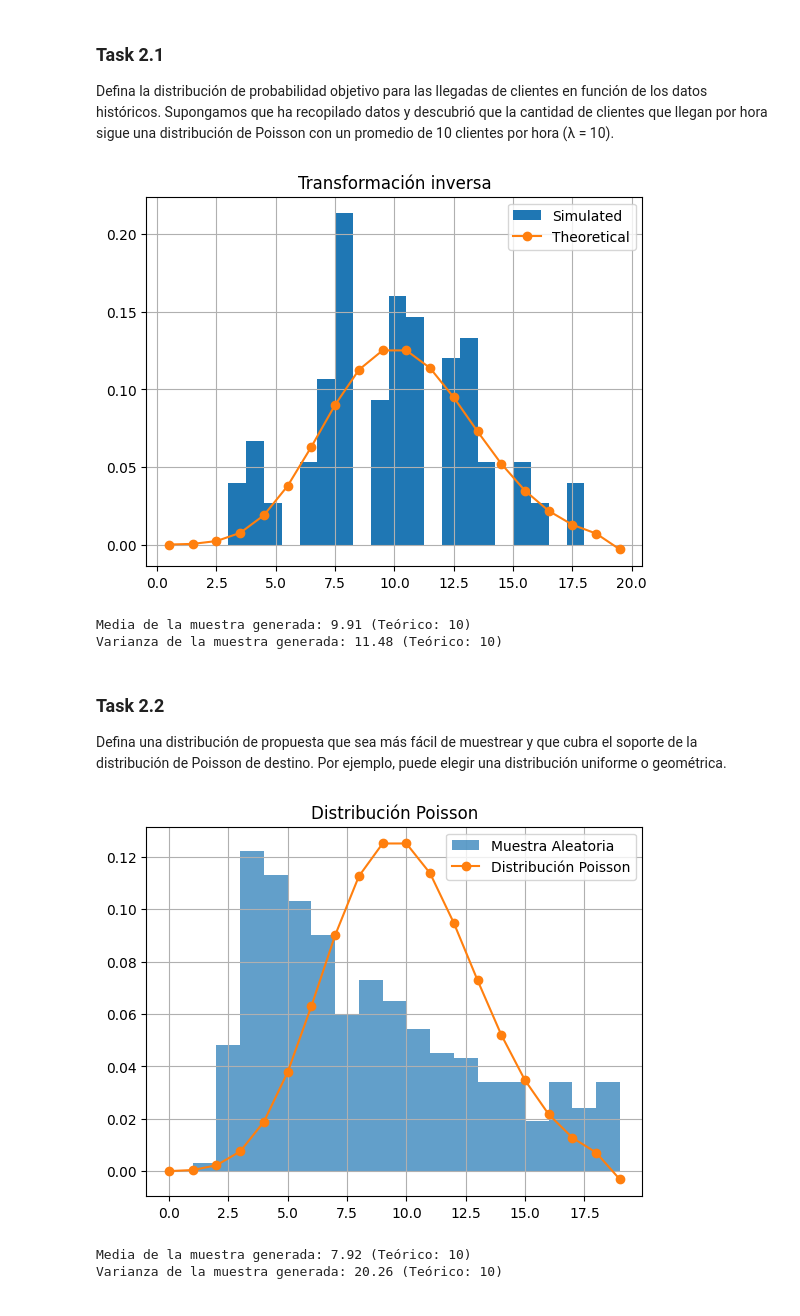
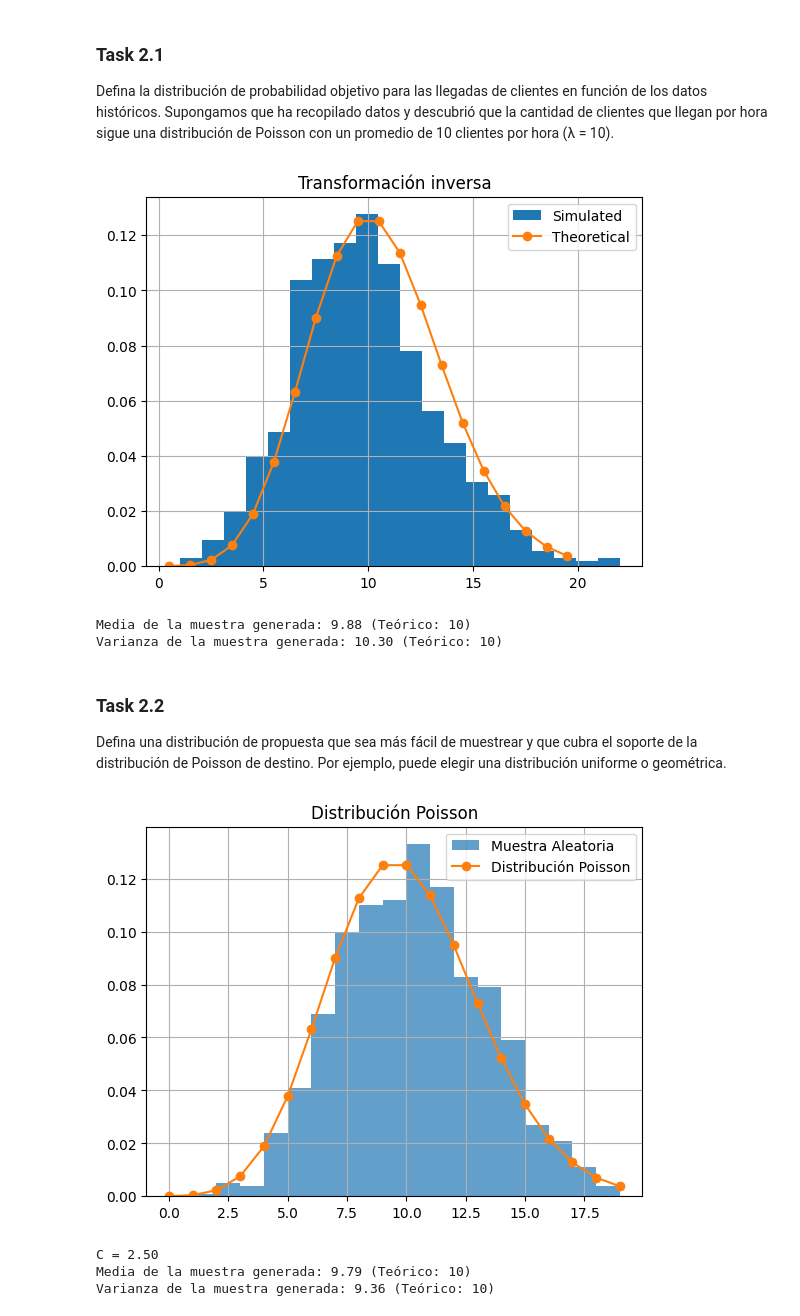
Before and after one commit to Ldsc2002/Modelacion-Corto1, a Jupyter notebook: Parte 1.ipynb, the cells around one changed output. Drawn from its saved outputs; the diff is of its cells as text; code cells hidden in the pictures.

```diff
--- a/Parte 1.ipynb
+++ b/Parte 1.ipynb
@@ -71,7 +58,7 @@ def poissonInverseTransform(n, lambdaParam):
         k = 0
 
         while probability < rand:
-            probability += poissonPMF(k, lambdaParam)
+            probability += poisson.pmf(k, lambdaParam)
             k += 1
 
         x[i] = k - 1
@@ -80,7 +67,7 @@ def poissonInverseTransform(n, lambdaParam):
 
 # Parametros
 lambdaParam = 10
-n = 100 #TODO crashea con 1000
+n = 1000
 
 # Valores simulados
 y = poissonInverseTransform(n, lambdaParam)
@@ -90,7 +77,7 @@ plt.hist(y, bins=20, density=True, label='Simulated')
 
 # Valores teoricos
 x = np.arange(0, 20)
-y = [poissonPMF(i, lambdaParam) for i in x]
+y = poisson.pmf(x, lambdaParam)
 plt.plot(x + 0.5, y, 'o-', label='Theoretical')
 
 plt.legend()
@@ -101,52 +88,52 @@ plt.show()
 print(f"Media de la muestra generada: {mean:.2f} (Teórico: {lambdaParam})")
 print(f"Varianza de la muestra generada: {var:.2f} (Teórico: {lambdaParam})")
 # %% [output]
-[figure, old version]
+[figure, new version]
-Media de la muestra generada: 9.91 (Teórico: 10)
-Varianza de la muestra generada: 11.48 (Teórico: 10)
+Media de la muestra generada: 9.88 (Teórico: 10)
+Varianza de la muestra generada: 10.30 (Teórico: 10)
 # %% [markdown]
 ### Task 2.2
 Defina una distribución de propuesta que sea más fácil de muestrear y que cubra el soporte de la distribución de Poisson de destino. Por ejemplo, puede elegir una distribución uniforme o geométrica.
 # %%
-def geometricPMF(n, p):
-    return (1 - p) ** n * p
-
-def rejectionSampling(lambdaParam, n):
-    p = 1 / lambdaParam
+def rejectionSampling(lambdaParam, n, C):
     samples = []
-    while True:
-        y = np.random.geometric(p) - 1
-        u = np.random.uniform()
-        if u < poissonPMF(y, lambdaParam) / (p * geometricPMF(y, p)):
-            samples.append(y)
-
-        if len(samples) == n:
-            break
-
+    for i in range(n):
+        while True:
+            y = np.random.randint(0, 20)
+            u = np.random.rand()
+            if u <= poisson.pmf(y, lambdaParam) / C * uniform.pdf(y, 0, 20):
+                samples.append(y)
+                break
     return samples
 
+# Parametros
 lambdaParam = 10
 n = 1000
+y = np.arange(0, 20)
+
+# Cálculo de C
+C = max(poisson.pmf(y, lambdaParam) / uniform.pdf(y, 0, 20))
 
 # Valores simulados
-samples = rejectionSampling(lambdaParam, n)
-y = np.arange(0, 20)
+samples = rejectionSampling(lambdaParam, n, C)
 mean = np.mean(samples)
 var = np.var(samples)
 plt.hist(samples, bins=y, density=True, alpha=0.7, label='Muestra Aleatoria')
 
 # Valores teóricos
-pmfValues = [poissonPMF(i, lambdaParam) for i in y]
+pmfValues = poisson.pmf(y, lambdaParam)
 plt.plot(y, pmfValues, '-o', label='Distribución Poisson')
 
 plt.legend()
 plt.grid(True)
 plt.title('Distribución Poisson')
 plt.show()
 
+print(f"C = {C:.2f}")
 print(f"Media de la muestra generada: {mean:.2f} (Teórico: {lambdaParam})")
 print(f"Varianza de la muestra generada: {var:.2f} (Teórico: {lambdaParam})")
 # %% [output]
-[figure, old version]
+[figure, new version]
-Media de la muestra generada: 7.92 (Teórico: 10)
-Varianza de la muestra generada: 20.26 (Teórico: 10)
+C = 2.50
+Media de la muestra generada: 9.79 (Teórico: 10)
+Varianza de la muestra generada: 9.36 (Teórico: 10)
```
Also changed, not shown: parts of 1 cell of this notebook.
